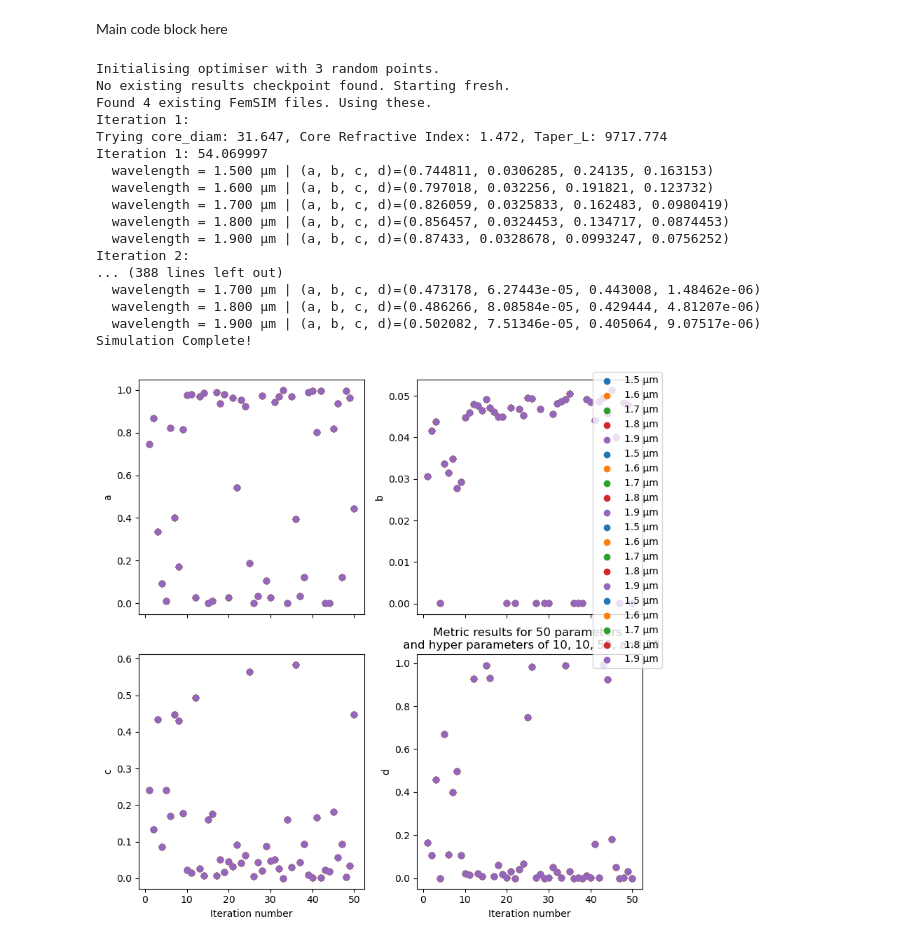
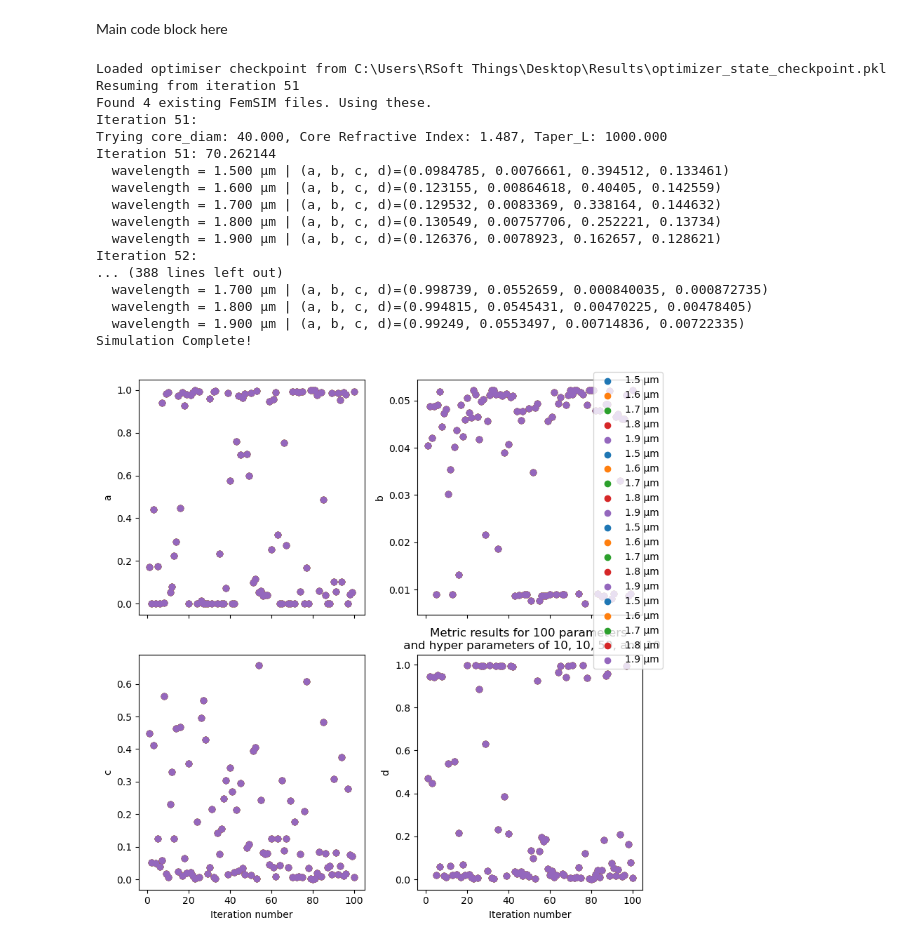
Before and after one commit to SAIL-Labs/RSoft-Automaton, a Jupyter notebook: Data_Manip.ipynb, the cells around one changed output. Saved outputs shown, nothing was run; the diff lists cells and outputs as text; code cells hidden in the pictures.

```diff
--- a/Data_Manip.ipynb
+++ b/Data_Manip.ipynb
@@ -132,7 +132,7 @@ simulation_val = {
     "grid_type": "Hex",
     "plot_centre_core": True,
     # Note: if core_neff is specified in fixed_params you do not need to specify this!
-    "core_neff": 1.4492,# refractive index taken by non-ms cores (from SMF-28). If simulate_tf_metric = True and sellmeier = True this gets replaced by the index of Ge 2%mol, but if sellmeier=False the offset is calculated instead
+    "core_neff": 1.4467895,# refractive index taken by non-ms cores (from SMF-28). If simulate_tf_metric = True and sellmeier = True this gets replaced by the index of Ge 2%mol, but if sellmeier=False the offset is calculated instead
     "grid_size": 0.74,#0.37,
     "grid_size_y": 0.74, #0.37,
     "step_size": 1,
@@ -142,7 +142,7 @@ simulation_val = {
     "launch_normalization": 1,
     "core_to_monitor": 1, #note this is after reordering!
     "metric": 'TF',
-    "num_paras": 50, # number of samples to choose, scaled by n_points
+    "num_paras": 100, # number of samples to choose, scaled by n_points
     "n_points": 1, # number of simultaneous parameter vectors to sample
     "skip_core": None, #[5],
     "add_cladding_to_cores": None, # [0,1,3,4,5,6],#[0],[0,1,2,3,4,5,6,7],
@@ -267,45 +267,45 @@ if simulation_val["simulate_tf_metric"]:
     # Taper ratio vs Core neff
     ax3 = fig.add_subplot(gs[2, 0])
     comp3 = ax3.scatter(core_neff, taper_length, c=throughput, cmap='viridis_r', s=80, edgecolor='k')
     ax3.set_xlabel("Core neff")
     ax3.set_ylabel(r"Taper Length ($\mu m$)")
 
     ax4 = fig.add_subplot(gs[:, 1], projection='3d')
     comp3d = ax4.scatter(core_diam, core_neff, taper_length, c=throughput, cmap='viridis_r', s=50, edgecolor='k')
     ax4.set_xlabel(r'Core diameter ($\mu m$)')
     ax4.set_ylabel("Core neff")
     ax4.set_zlabel(r"Taper Length ($\mu m$)")
     cbar4 = plt.colorbar(comp3d, ax=ax4, shrink=0.6)
     cbar4.set_label("Loss Function")
 
     plt.tight_layout()
     plt.show()
     fig.savefig(f"Bayesian Opt Results\{simulation_val['num_paras']}_params_gridsize_{simulation_val['grid_size']}bayesianresult_hyperparam{hyp_param_a}_{hyp_param_b}_{hyp_param_c}_{hyp_param_d}.png")
 
     np.save(f"Bayesian Opt Results\{simulation_val['num_paras']}_params_gridsize_{simulation_val['grid_size']}list_of_results_hyperparam{hyp_param_a}_{hyp_param_b}_{hyp_param_c}_{hyp_param_d}.npy", tf_list, allow_pickle = True)
 
 else:
     # dump tf_list so you don't need to re-run the simulation for the amplitude/phases
     if simulation_val["gridding"]:
         np.save("Gridding_results.npy", np.array(tf_list, dtype=object), allow_pickle = True)
     else:
         np.save("Individual_results.npy", np.array(tf_list, dtype=object), allow_pickle = True)
 # %% [output]
-Initialising optimiser with 3 random points.
-No existing results checkpoint found. Starting fresh.
+Loaded optimiser checkpoint from C:\Users\RSoft Things\Desktop\Results\optimizer_state_checkpoint.pkl
+Resuming from iteration 51
 Found 4 existing FemSIM files. Using these.
-Iteration 1:
-Trying core_diam: 31.647, Core Refractive Index: 1.472, Taper_L: 9717.774
-Iteration 1: 54.069997
-  wavelength = 1.500 µm | (a, b, c, d)=(0.744811, 0.0306285, 0.24135, 0.163153)
-  wavelength = 1.600 µm | (a, b, c, d)=(0.797018, 0.032256, 0.191821, 0.123732)
-  wavelength = 1.700 µm | (a, b, c, d)=(0.826059, 0.0325833, 0.162483, 0.0980419)
-  wavelength = 1.800 µm | (a, b, c, d)=(0.856457, 0.0324453, 0.134717, 0.0874453)
-  wavelength = 1.900 µm | (a, b, c, d)=(0.87433, 0.0328678, 0.0993247, 0.0756252)
-Iteration 2:
+Iteration 51:
+Trying core_diam: 40.000, Core Refractive Index: 1.487, Taper_L: 1000.000
+Iteration 51: 70.262144
+  wavelength = 1.500 µm | (a, b, c, d)=(0.0984785, 0.0076661, 0.394512, 0.133461)
+  wavelength = 1.600 µm | (a, b, c, d)=(0.123155, 0.00864618, 0.40405, 0.142559)
+  wavelength = 1.700 µm | (a, b, c, d)=(0.129532, 0.0083369, 0.338164, 0.144632)
+  wavelength = 1.800 µm | (a, b, c, d)=(0.130549, 0.00757706, 0.252221, 0.13734)
+  wavelength = 1.900 µm | (a, b, c, d)=(0.126376, 0.0078923, 0.162657, 0.128621)
+Iteration 52:
 ... (388 lines left out)
-  wavelength = 1.700 µm | (a, b, c, d)=(0.473178, 6.27443e-05, 0.443008, 1.48462e-06)
-  wavelength = 1.800 µm | (a, b, c, d)=(0.486266, 8.08584e-05, 0.429444, 4.81207e-06)
-  wavelength = 1.900 µm | (a, b, c, d)=(0.502082, 7.51346e-05, 0.405064, 9.07517e-06)
+  wavelength = 1.700 µm | (a, b, c, d)=(0.998739, 0.0552659, 0.000840035, 0.000872735)
+  wavelength = 1.800 µm | (a, b, c, d)=(0.994815, 0.0545431, 0.00470225, 0.00478405)
+  wavelength = 1.900 µm | (a, b, c, d)=(0.99249, 0.0553497, 0.00714836, 0.00722335)
 Simulation Complete!
-[figure, old version]
+[figure, new version]
```
Also changed, not shown: parts of 3 cells of this notebook, 2 other files.
